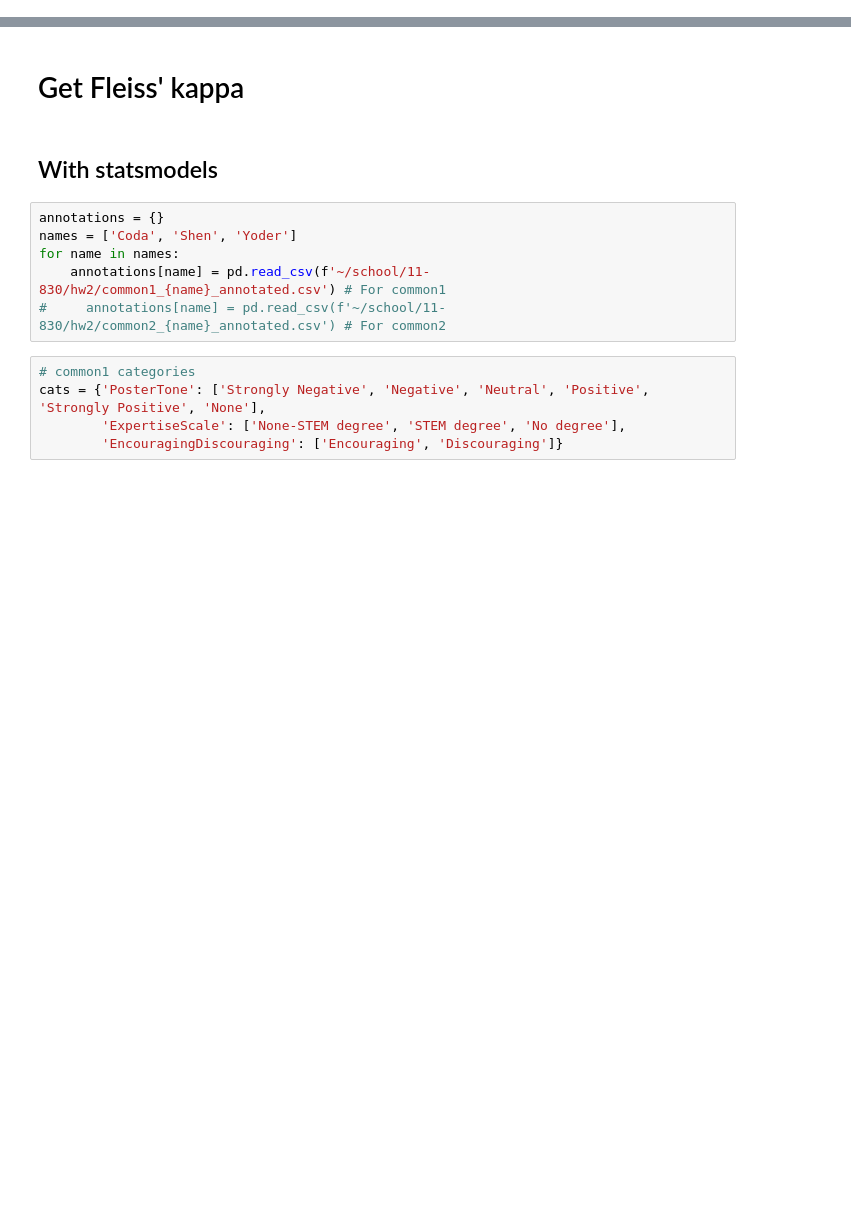
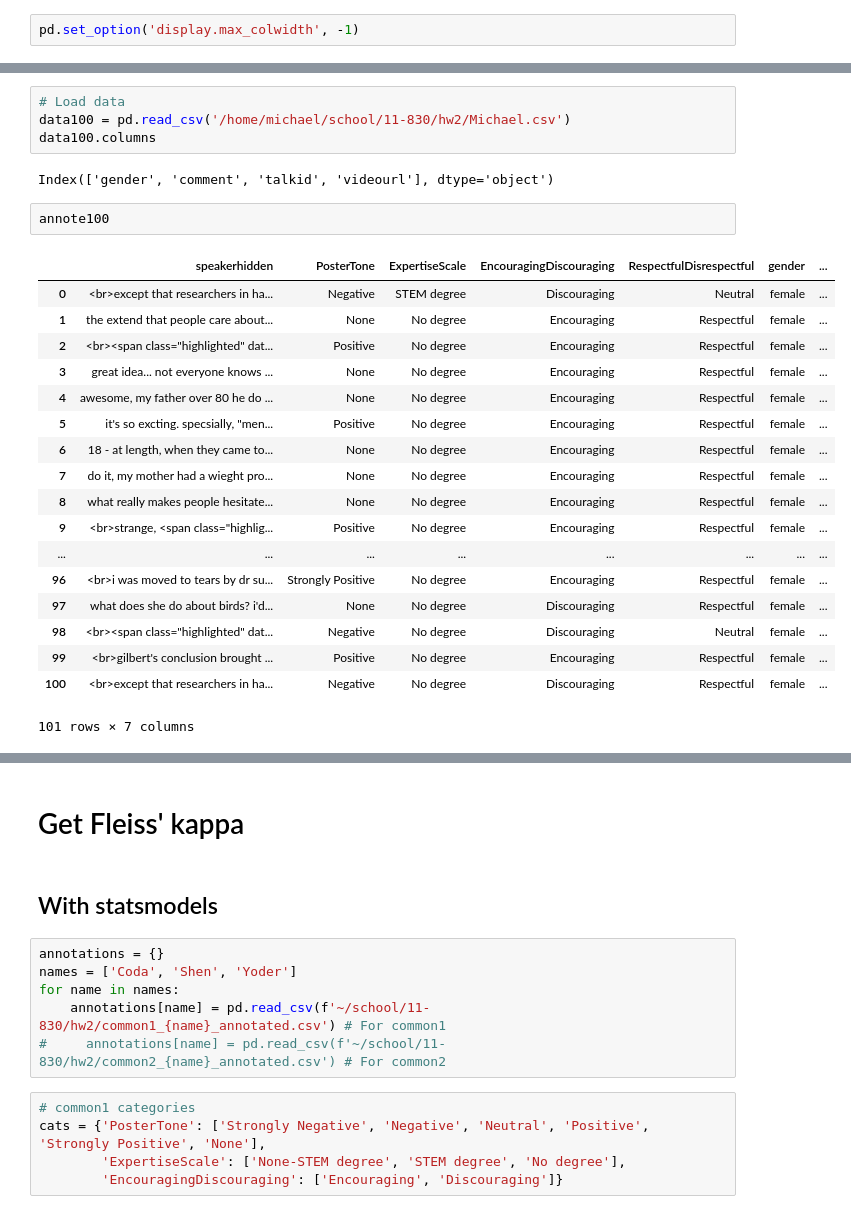
Before and after one commit to michaelmilleryoder/comp-ethics, a Jupyter notebook: jupyter/hw2.ipynb, the cells around one changed output, grey strips where cells are left out. Cells and saved outputs as stored; diff of their text form; blank space fills up the shorter version.

```diff
--- a/jupyter/hw2.ipynb
+++ b/jupyter/hw2.ipynb
@@ -5,0 +23,2 @@ from statsmodels.stats.inter_rater import fleiss_kappa
+# %%
+pd.set_option('display.max_colwidth', -1)
@@ -5,0 +88,27 @@ from statsmodels.stats.inter_rater import fleiss_kappa
+# %%
+# Load data
+data100 = pd.read_csv('/home/michael/school/11-830/hw2/Michael.csv')
+data100.columns
+# %% [output]
+Index(['gender', 'comment', 'talkid', 'videourl'], dtype='object')
+# %%
+annote100
+# %% [output]
+|  | speakerhidden | PosterTone | ExpertiseScale | EncouragingDiscouraging | RespectfulDisrespectful | gender | ... |
+| 0 | <br>except that researchers in ha... | Negative | STEM degree | Discouraging | Neutral | female | ... |
+| 1 | the extend that people care about... | None | No degree | Encouraging | Respectful | female | ... |
+| 2 | <br><span class="highlighted" dat... | Positive | No degree | Encouraging | Respectful | female | ... |
+| 3 | great idea... not everyone knows ... | None | No degree | Encouraging | Respectful | female | ... |
+| 4 | awesome, my father over 80 he do ... | None | No degree | Encouraging | Respectful | female | ... |
+| 5 | it's so excting. specsially, "men... | Positive | No degree | Encouraging | Respectful | female | ... |
+| 6 | 18 - at length, when they came to... | None | No degree | Encouraging | Respectful | female | ... |
+| 7 | do it, my mother had a wieght pro... | None | No degree | Encouraging | Respectful | female | ... |
+| 8 | what really makes people hesitate... | None | No degree | Encouraging | Respectful | female | ... |
+| 9 | <br>strange, <span class="highlig... | Positive | No degree | Encouraging | Respectful | female | ... |
+| ... | ... | ... | ... | ... | ... | ... | ... |
+| 96 | <br>i was moved to tears by dr su... | Strongly Positive | No degree | Encouraging | Respectful | female | ... |
+| 97 | what does she do about birds? i'd... | None | No degree | Discouraging | Respectful | female | ... |
+| 98 | <br><span class="highlighted" dat... | Negative | No degree | Discouraging | Neutral | female | ... |
+| 99 | <br>gilbert's conclusion brought ... | Positive | No degree | Encouraging | Respectful | female | ... |
+| 100 | <br>except that researchers in ha... | Negative | No degree | Discouraging | Respectful | female | ... |
+101 rows × 7 columns
```
Also changed, not shown: parts of 10 cells of this notebook.
